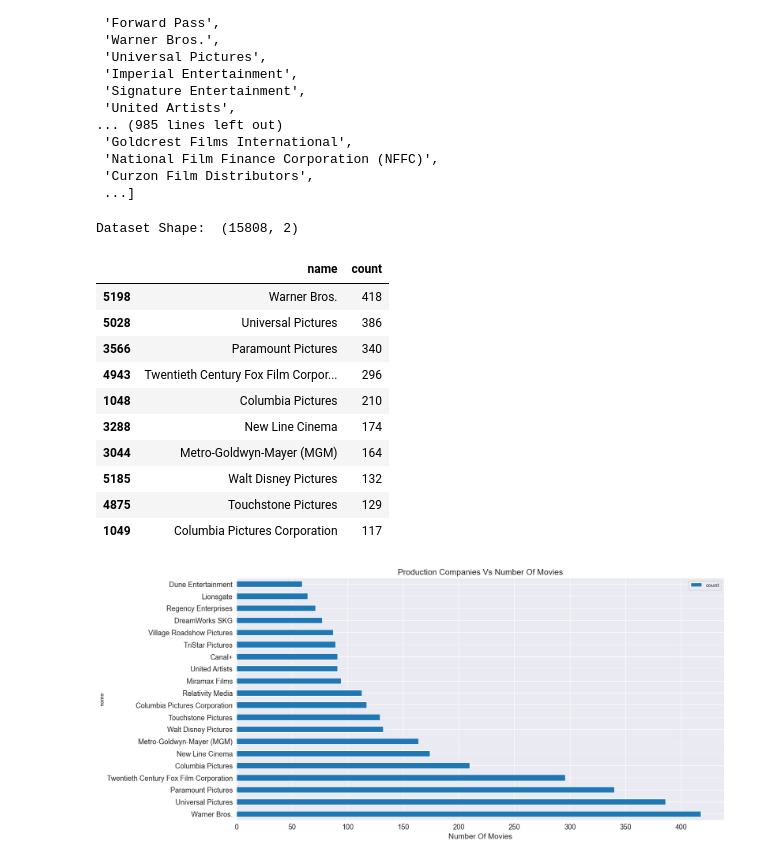
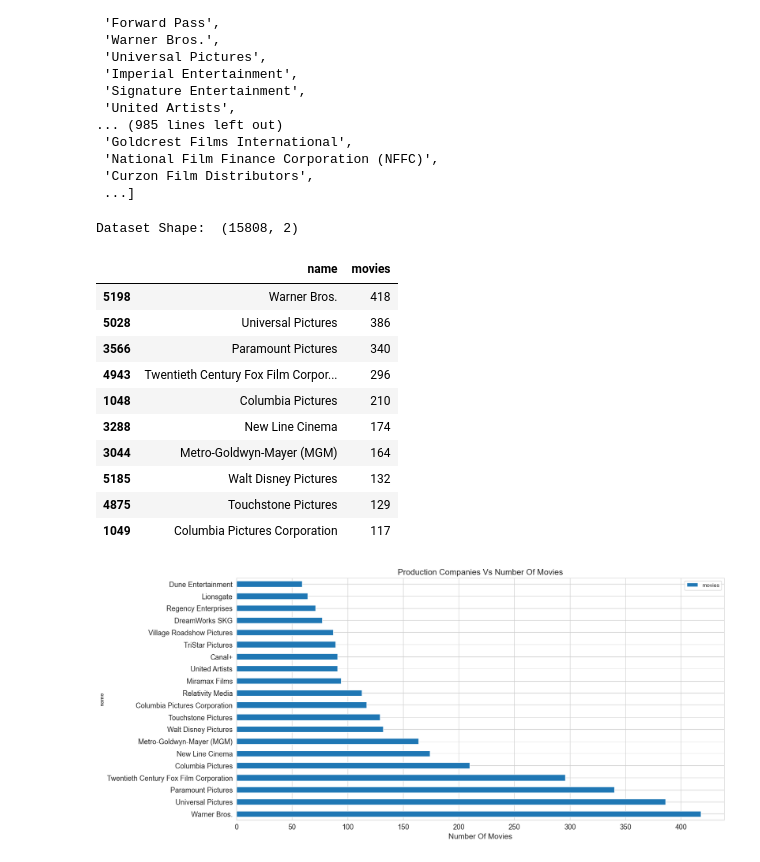
Before and after one commit to MieThorberg/MovieMatch, a Jupyter notebook: MovieRevenueVSBudget.ipynb, the cells around one changed output. Saved outputs shown, nothing was run; the diff lists cells and outputs as text; code cells hidden in the pictures.

```diff
--- a/MovieRevenueVSBudget.ipynb
+++ b/MovieRevenueVSBudget.ipynb
@@ -171,16 +181,16 @@ Lenght of List:  15808
  ...]
 # %%
 # Create New Dataset for Countries
-dfmovies_companies = pd.DataFrame(columns={'name', 'count'})
+dfmovies_companies = pd.DataFrame(columns={'name', 'movies'})
 dfmovies_companies['name'] = getlist_companies # Add Data from list to name column
 print("\nDataset Shape: ", dfmovies_companies.shape ) # Shape of Dataset
 
 #dfmovies_genres.drop(dfmovies_genres[dfmovies_genres['name'] == 'unknown'].index, inplace=True)
-dfmovies_companies = dfmovies_companies.groupby('name').agg({'count': 'size'}).reset_index().sort_values('count', ascending=False)
+dfmovies_companies = dfmovies_companies.groupby('name').agg({'movies': 'size'}).reset_index().sort_values('movies', ascending=False)
 dfmovies_companies.head(10)
 # %% [output]
 Dataset Shape:  (15808, 2)
-|  | name | count |
+|  | name | movies |
 | 5198 | Warner Bros. | 418 |
 | 5028 | Universal Pictures | 386 |
 | 3566 | Paramount Pictures | 340 |
```
Also changed, not shown: parts of 8 cells of this notebook, 1 other file.
